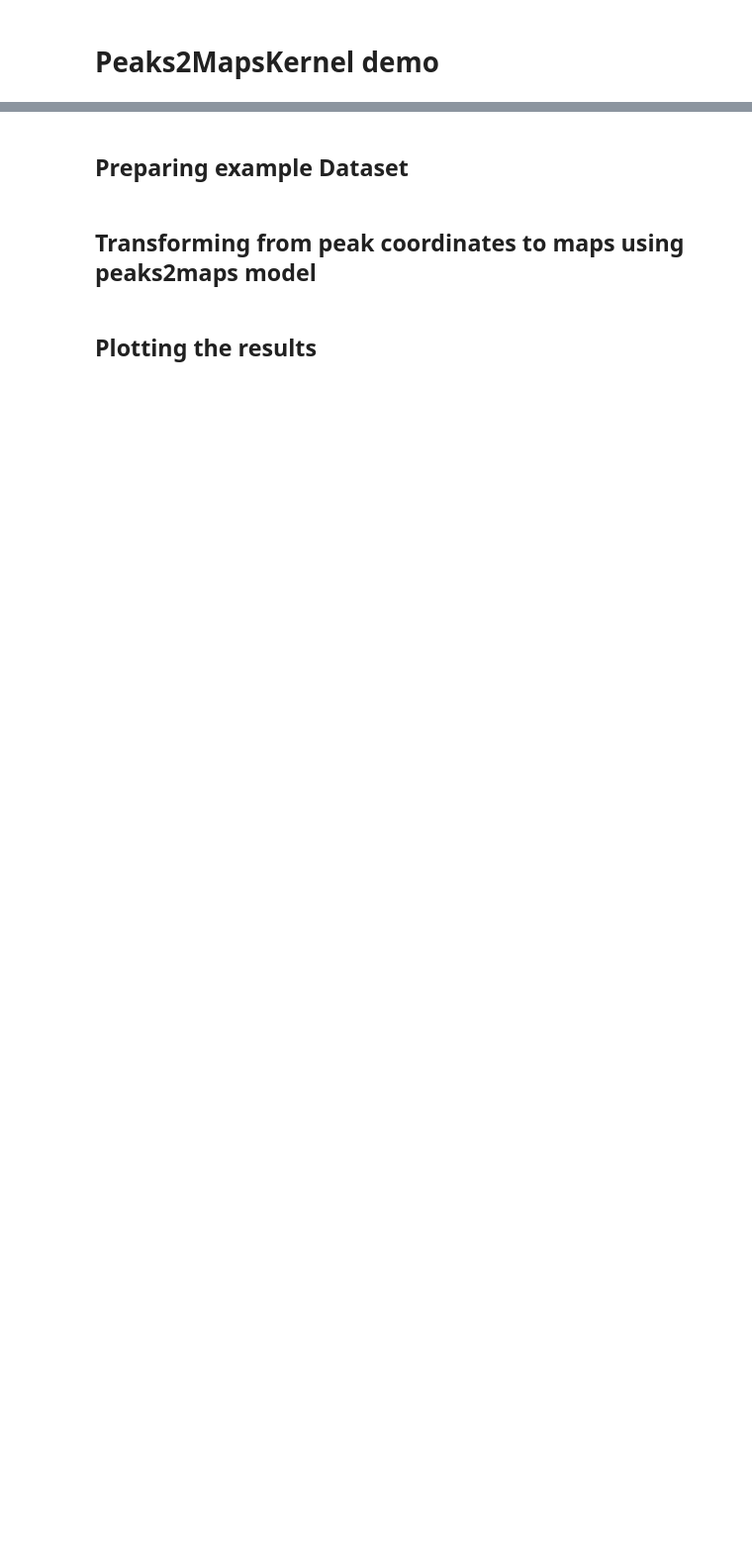
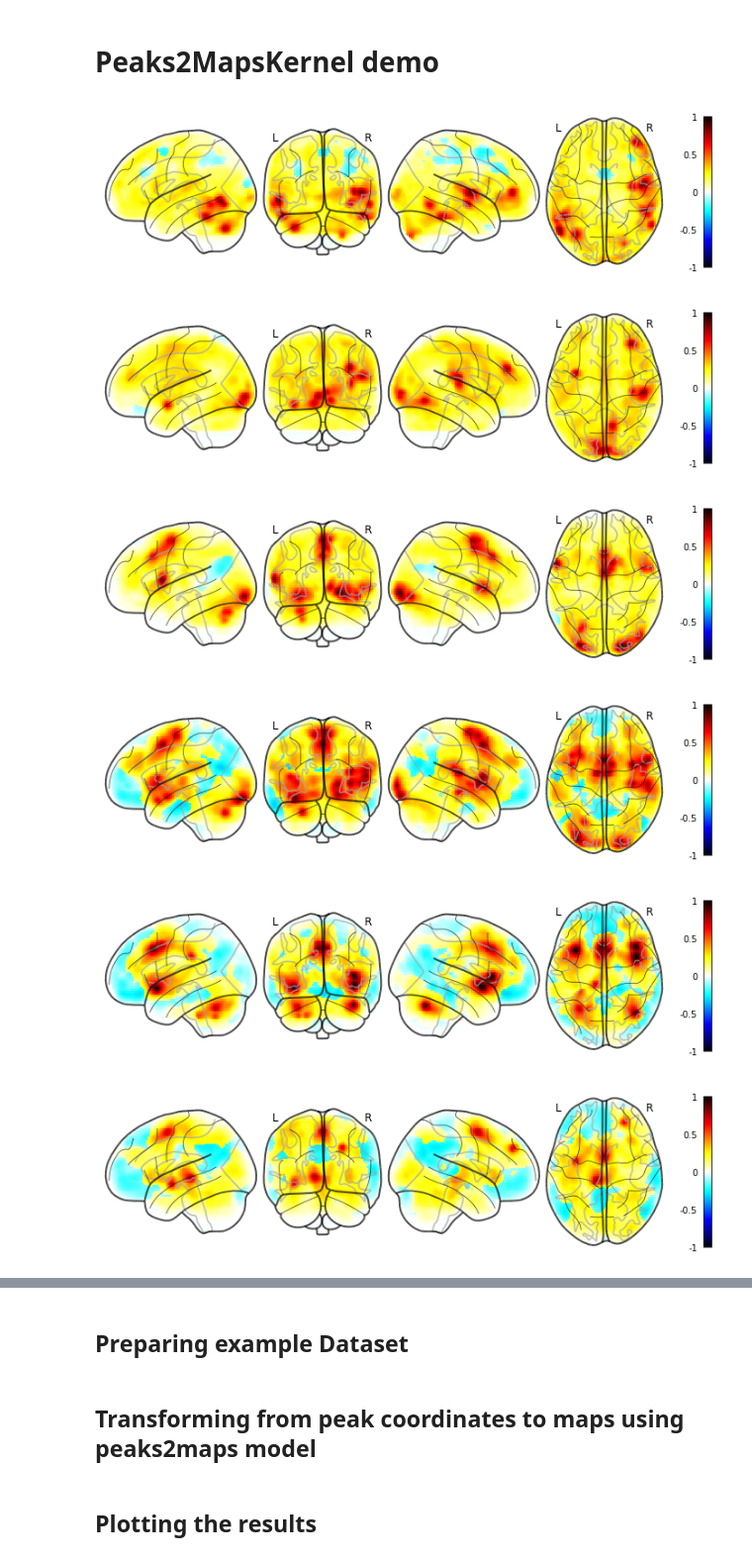
Before and after one commit to neurostuff/NiMARE, a Jupyter notebook: examples/peaks2maps_demo.ipynb, the cells around one changed output, grey strips where cells are left out. Shown at 99% size. Drawn from its saved outputs; the diff is of its cells as text; code cells hidden in the pictures; blank space fills up the shorter version.

Commit message:
Fix examples, add gallery back, and reorganize peaks2maps.

```diff
--- a/examples/peaks2maps_demo.ipynb
+++ b/examples/peaks2maps_demo.ipynb
@@ -6,0 +12,18 @@ from nilearn.plotting import plot_glass_brain
+# %%
+dset_file = os.path.join(get_test_data_path(), 'nidm_pain_dset.json')
+dset = nimare.dataset.Dataset(dset_file)
+# %%
+k = nimare.meta.cbma.kernel.Peaks2MapsKernel()
+imgs = k.transform(dset, masked=True)
+# %%
+for img in imgs:
+    display = plot_glass_brain(img, display_mode='lyrz',
+                               plot_abs=False, colorbar=True,
+                               vmax=1, threshold=0)
+# %% [output]
+[figure, added]
+[figure, added]
+[figure, added]
+[figure, added]
+[figure, added]
+[figure, added]
```
Also changed, not shown: parts of 5 cells of this notebook, 11 other files.
